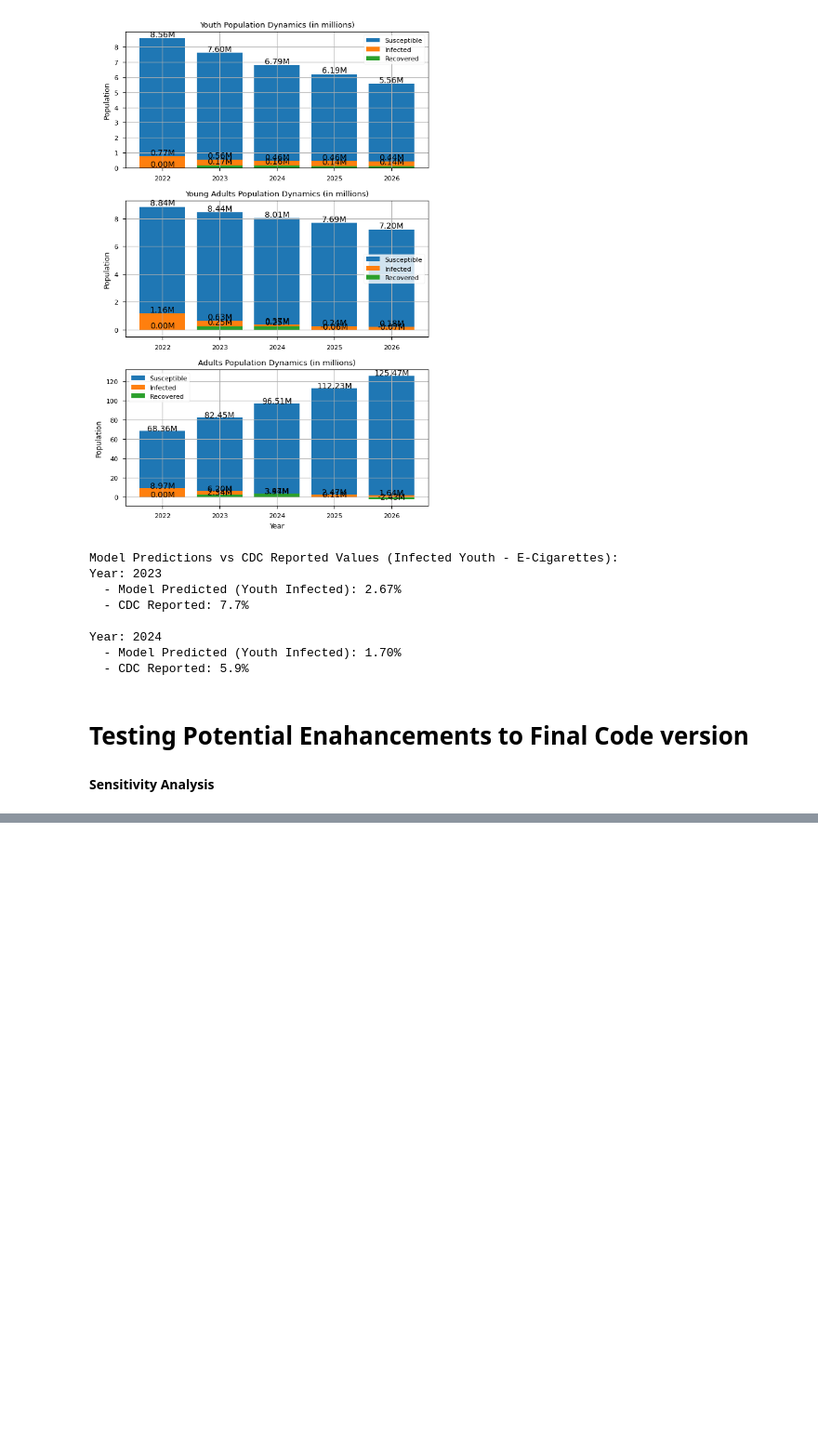
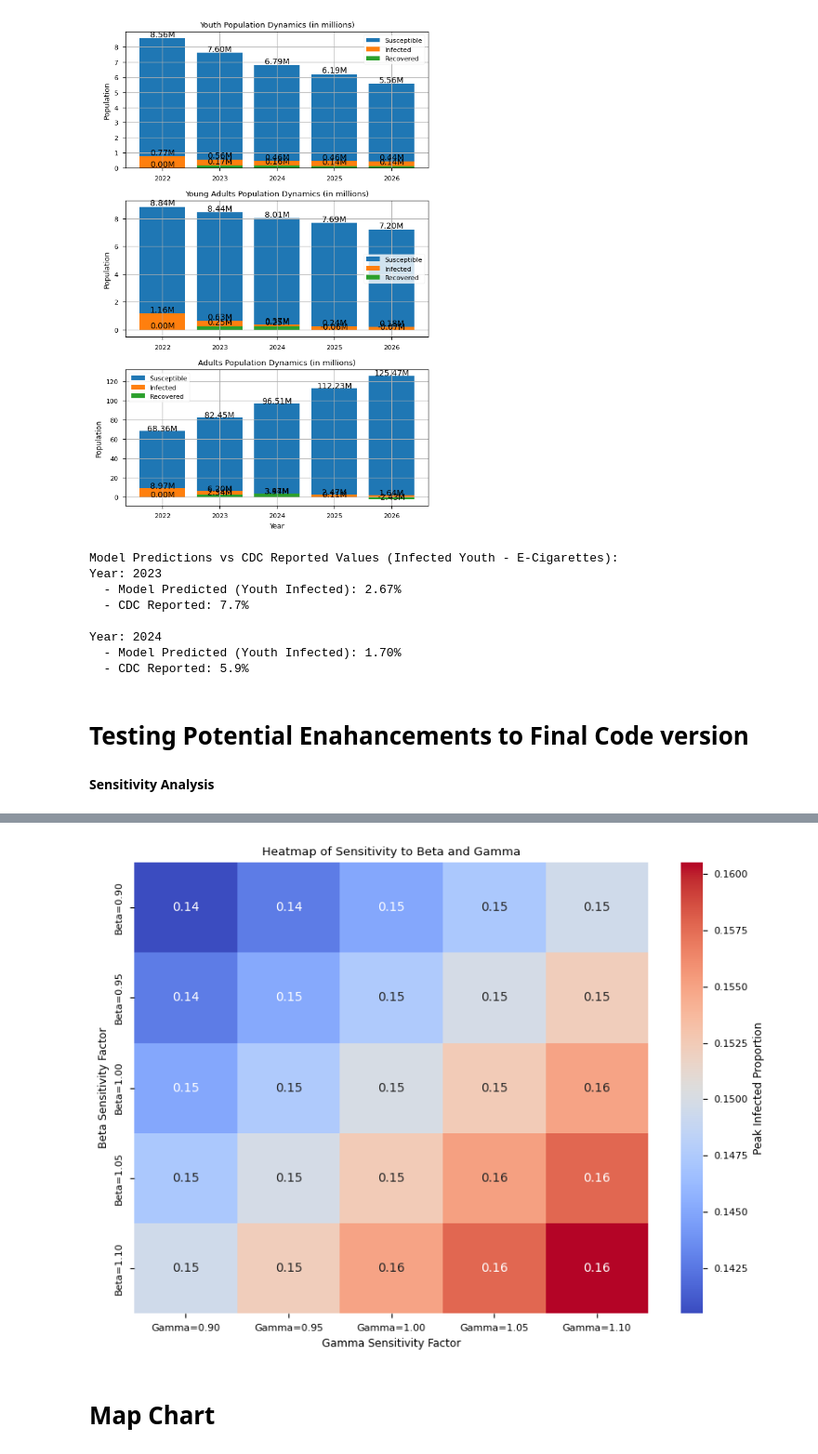
Before and after one commit to revak18/nicotine_use_mathmodel, a Jupyter notebook: NicotineUse_SIR_DDE_Model.ipynb, the cells around one changed output, grey strips where cells are left out. Shown at 93% size. Saved outputs shown, nothing was run; the diff lists cells and outputs as text; code cells hidden in the pictures; blank space fills up the shorter version.

```diff
--- a/NicotineUse_SIR_DDE_Model.ipynb
+++ b/NicotineUse_SIR_DDE_Model.ipynb
@@ -684,0 +865,20 @@ plt.show()
+# %%
+qq = qq.groupby(['Parameter','Factor']).max()
+
+# Filter for Beta and Gamma values
+beta_values = qq[qq["Parameter"] == "Beta"][["Factor", "Proportion Infected"]].rename(columns={"Factor": "Beta"})
+gamma_values = qq[qq["Parameter"] == "Gamma"][["Factor", "Proportion Infected"]].rename(columns={"Factor": "Gamma"})
+
+beta_values.reset_index(drop=True, inplace=True)
+gamma_values.reset_index(drop=True, inplace=True)
+
+# Create a meshgrid of Beta and Gamma values
+beta_grid = beta_values["Beta"].values
+gamma_grid = gamma_values["Gamma"].values
+z_values = np.zeros((len(gamma_grid), len(beta_grid)))
+
+# Populate the Z-values (Proportion Infected)
+for i, gamma in enumerate(gamma_grid):
+    for j, beta in enumerate(beta_grid):
+        # Find max proportion for each Beta-Gamma combination
+        z_values[i, j] = max(beta_values.loc[j, "Proportion Infected"], gamma_values.loc[i, "Proportion Infected"])
@@ -684,0 +893,35 @@ plt.show()
+# %%
+import seaborn as sns
+import pandas as pd
+
+# Example: Heatmap for beta and gamma sensitivity
+
+# Define parameter ranges for sensitivity
+beta_factors = np.linspace(0.9, 1.1, 5)  # Beta sensitivity factors
+gamma_factors = np.linspace(0.9, 1.1, 5)  # Gamma sensitivity factors
+
+# Generate mock data for heatmap
+heatmap_data = []
+for beta in beta_factors:
+    row = []
+    for gamma in gamma_factors:
+        infected_peak = 0.1 + 0.05 * beta * gamma  # Mock peak infected proportion
+        row.append(infected_peak)
+    heatmap_data.append(row)
+
+# Convert to DataFrame for seaborn heatmap
+heatmap_df = pd.DataFrame(heatmap_data, index=[f'Beta={b:.2f}' for b in beta_factors],
+                          columns=[f'Gamma={g:.2f}' for g in gamma_factors])
+
+# Plot heatmap
+plt.figure(figsize=(8, 6))
+sns.heatmap(heatmap_df, annot=True, cmap='coolwarm', cbar_kws={'label': 'Peak Infected Proportion'})
+plt.title('Heatmap of Sensitivity to Beta and Gamma')
+plt.xlabel('Gamma Sensitivity Factor')
+plt.ylabel('Beta Sensitivity Factor')
+plt.tight_layout()
+plt.show()
+# %% [output]
+[figure, added]
+# %% [markdown]
+# Map Chart
```
Also changed, not shown: parts of 19 cells of this notebook.
